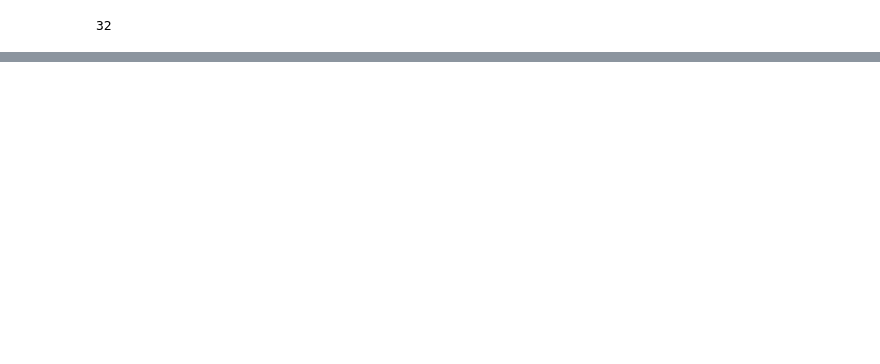
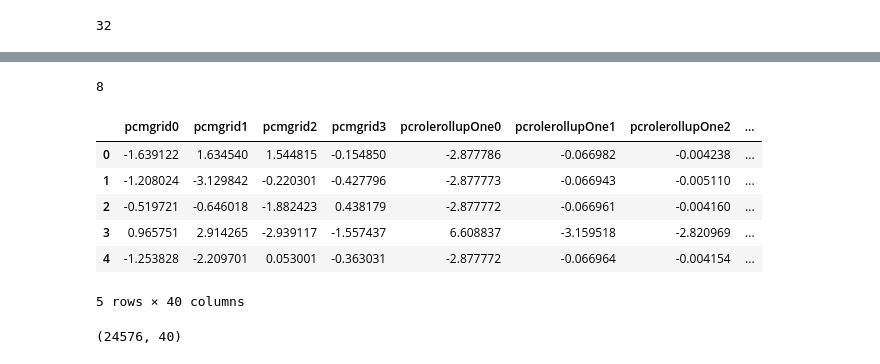
Before and after one commit to harnalashok/CatEncodersFamily, a Jupyter notebook: Amazon_Employee_Access_Challenge.ipynb, the cells around one changed output, grey strips where cells are left out. Cells and saved outputs as stored; diff of their text form; code cells hidden in the pictures; blank space fills up the shorter version.

```diff
--- a/Amazon_Employee_Access_Challenge.ipynb
+++ b/Amazon_Employee_Access_Challenge.ipynb
@@ -2598,3 +2594,4 @@ from sklearn.cluster import KMeans
 # %%
-r1= cctr.astype(np.float16)
-ex = r1.iloc[:, 4:4+4]
+r1= cctr.copy()
+r1 = r1.astype(np.float16)
+ex = r1.iloc[:, 4:8]
@@ -2616,11 +2610,13 @@ len(r1.columns)  # 32
 # %%
 sim = []
 for i in range(0,32,4):
-  ex = r1.iloc[:, i:i+4]
+  print("Current number: ", i)
+  ex = r1.iloc[:25000, i:i+4]
   cs = cosine_similarity(ex)
+  cs = cs.astype(np.float16)
   gc.collect()
-  km = KMeans(n_clusters = 20)
+  km = KMeans(n_clusters = 50)
+  _=km.fit_transform(cs)
   gc.collect()
-  km.fit_transform(cs)
   sim.append(km.labels_)
 # %% [output]
@@ -2627,0 +2647,27 @@ NameError: ignored
+# %%
+len(sim)
+# %% [output]
+8
+# %%
+cc = cctr[:25000].copy()
+# %%
+cc['km1'] = sim[0]
+cc['km2'] = sim[1]
+cc['km3'] = sim[2]
+cc['km4'] = sim[3]
+cc['km5'] = sim[4]
+cc['km6'] = sim[5]
+cc['km7'] = sim[6]
+cc['km8'] = sim[7]
+# %%
+cc.head()
+cc.shape
+# %% [output]
+|  | pcmgrid0 | pcmgrid1 | pcmgrid2 | pcmgrid3 | pcrolerollupOne0 | pcrolerollupOne1 | pcrolerollupOne2 | ... |
+| 0 | -1.639122 | 1.634540 | 1.544815 | -0.154850 | -2.877786 | -0.066982 | -0.004238 | ... |
+| 1 | -1.208024 | -3.129842 | -0.220301 | -0.427796 | -2.877773 | -0.066943 | -0.005110 | ... |
+| 2 | -0.519721 | -0.646018 | -1.882423 | 0.438179 | -2.877772 | -0.066961 | -0.004160 | ... |
+| 3 | 0.965751 | 2.914265 | -2.939117 | -1.557437 | 6.608837 | -3.159518 | -2.820969 | ... |
+| 4 | -1.253828 | -2.209701 | 0.053001 | -0.363031 | -2.877772 | -0.066964 | -0.004154 | ... |
+5 rows × 40 columns
+(24576, 40)
```
Also changed, not shown: parts of 17 cells of this notebook.
